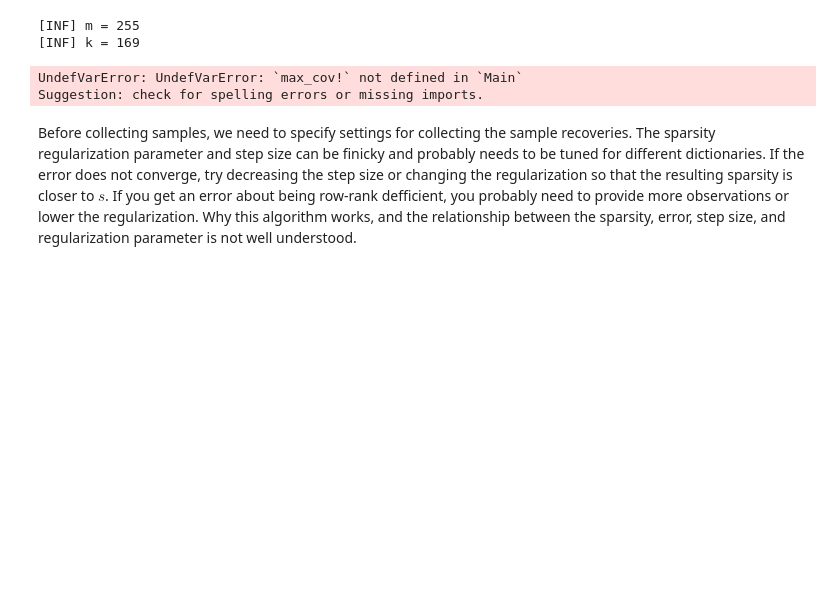
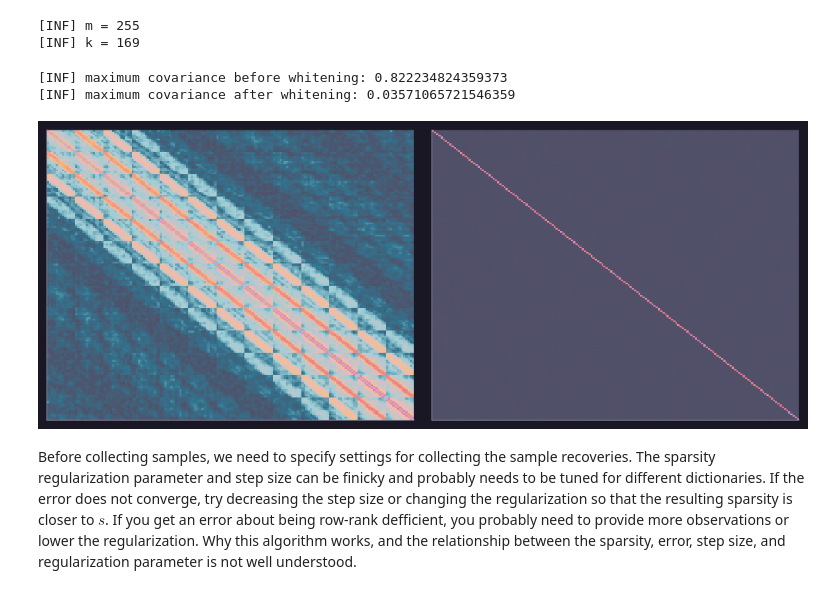
Before and after one commit to brandon-feder/dictionary-learning, a Jupyter notebook: examples/dictionary-learning/mod.ipynb, the cells around one changed output. Drawn from its saved outputs; the diff is of its cells as text; code cells hidden in the pictures; blank space fills up the shorter version.

```diff
--- a/examples/dictionary-learning/mod.ipynb
+++ b/examples/dictionary-learning/mod.ipynb
@@ -91,38 +92,27 @@ Y_white = D_white*X
 ;
 # %%
 let
-    # get available memory
-    free_mem = get_free_mem(back)
-
-    # choose how much workspace
-    nwork = min(
-        round(Int, 0.9 * get_free_mem(back) / sizeof(eltype(D))),
-        k*k
-    )
-
-    # create work space
-    work = adapt(back, Vector{eltype(D)}(undef, nwork))
-
     mc = max_offdiag_coh(D)
     println("$INF maximum covariance before whitening: $mc")
 
     mc_white = max_offdiag_coh(D_white)
     println("$INF maximum covariance after whitening: $mc_white")
 end
 
 # force GPU cleanup
 if back == CUDABackend()
     GC.gc()
     CUDA.reclaim()
 end
 
 p1 = heatmap(adapt(CPU(), abs.(D'*D)), yflip=true, legend=false, xticks=false, yticks=false)
 p2 = heatmap(adapt(CPU(), abs.(D_white'*D_white)), yflip=true, legend=false, xticks=false, yticks=false)
 
 plot(p1, p2, layout=(1,2), size=(1000, 400))
 # %% [output]
-UndefVarError: UndefVarError: `max_cov!` not defined in `Main`
-Suggestion: check for spelling errors or missing imports.
+[INF] maximum covariance before whitening: 0.822234824359373
+[INF] maximum covariance after whitening: 0.03571065721546359
+[figure, added]
 # %% [markdown]
 Before collecting samples, we need to specify settings for collecting the sample recoveries. The sparsity regularization parameter and step size can be finicky and probably needs to be tuned for different dictionaries. If the error does not converge, try decreasing the step size or changing the regularization so that the resulting sparsity is closer to $s$. If you get an error about being row-rank defficient, you probably need to provide more observations or lower the regularization. Why this algorithm works, and the relationship between the sparsity, error, step size, and regularization parameter is not well understood.
 # %%
```
Also changed, not shown: parts of 4 cells of this notebook, 2 other files.
